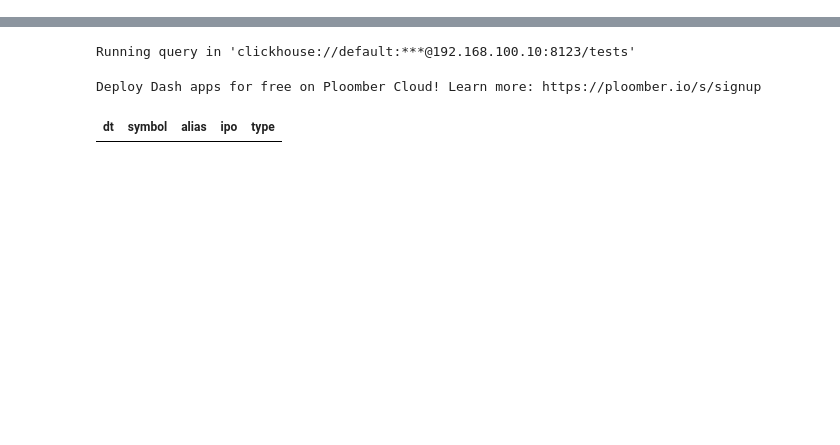
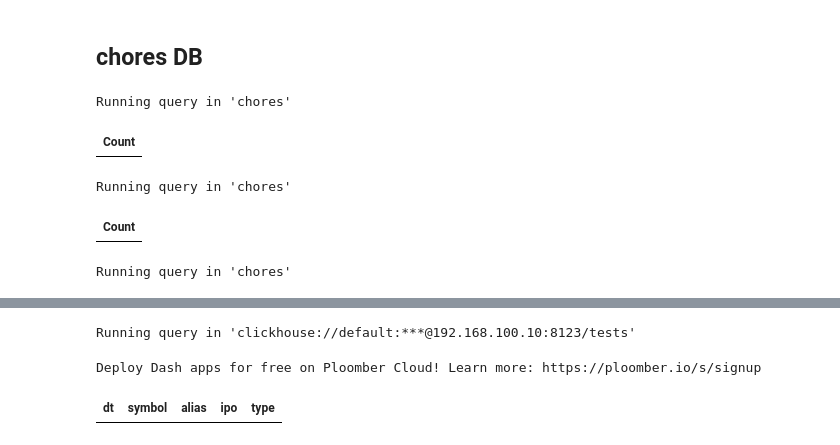
Before and after one commit to zillionare/quantIDE, a Jupyter notebook: notebooks/db.ipynb, the cells around one changed output, grey strips where cells are left out. Cells and saved outputs as stored; diff of their text form; code cells hidden in the pictures; blank space fills up the shorter version.

```diff
--- a/notebooks/db.ipynb
+++ b/notebooks/db.ipynb
@@ -8,0 +9,44 @@ Connecting and switching to connection 'clickhouse://default:***@192.168.100.10:
+# %% [markdown]
+## chores DB
+# %%
+%%sql
+
+drop table bars_cache_status;
+create table if not exists bars_cache_status (
+    "frame_type" string primary key, --记录属于哪个周期。1分钟和1天允许不一样的起点
+    "start" date,
+    "stop" date
+);
+# %% [output]
+Running query in 'chores'
+| Count |
+# %%
+%%sql
+
+CREATE TABLE if not exists bars_day
+(
+    frame Date,
+    symbol String,
+    open_ float DEFAULT -1 ,
+    high float DEFAULT -1 ,
+    low float DEFAULT -1 ,
+    close_ float DEFAULT -1 ,
+    volume float DEFAULT -1 ,
+    money float DEFAULT -1 ,
+    factor float DEFAULT -1 ,
+    hlim float DEFAULT -1 ,
+    llim float DEFAULT -1 ,
+    st float DEFAULT 0 ,
+    suspend float DEFAULT 0 ,
+    turnover float DEFAULT -1
+)
+# %% [output]
+Running query in 'chores'
+| Count |
+# %%
+%sql select * from bars_cache_status
+
+import duckdb
+conn = duckdb.connect("d:\\test.duckdb")
+# %% [output]
+Running query in 'chores'
```
Also changed, not shown: parts of 15 cells of this notebook, 19 other files.
